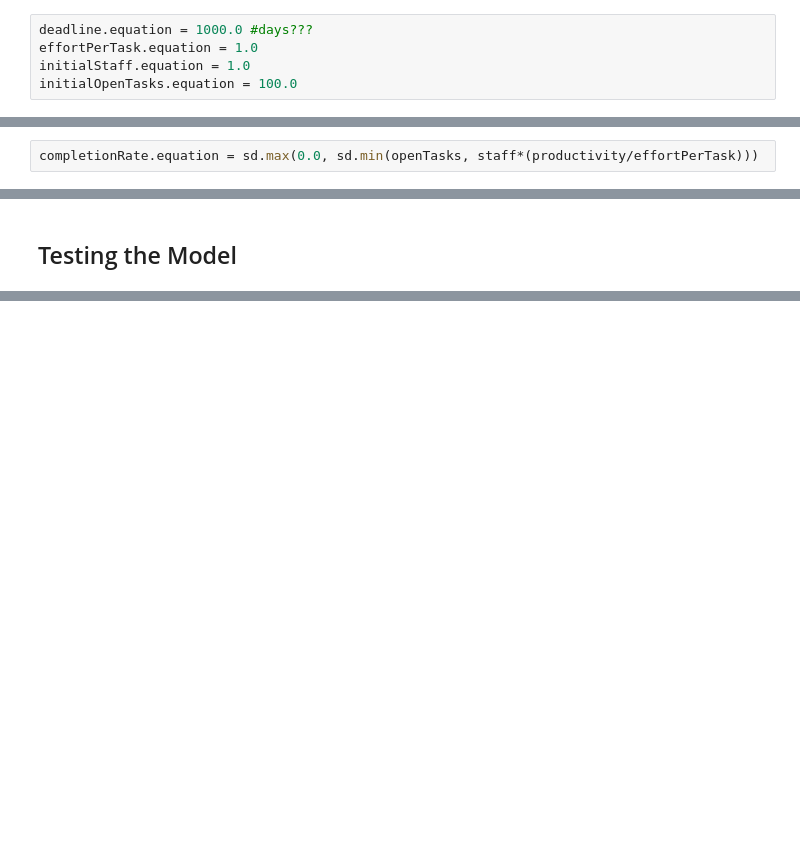
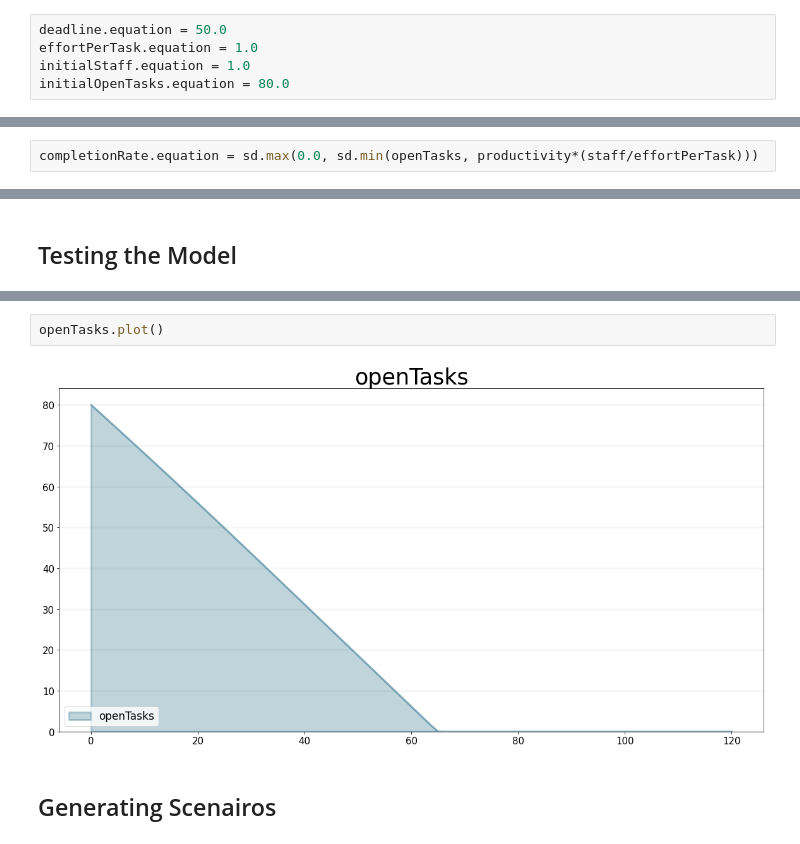
Before and after one commit to sammydowds/self_study, a Jupyter notebook: jupyter_notebooks/System Dynamics & Project Management.ipynb, the cells around one changed output, grey strips where cells are left out. Saved outputs shown, nothing was run; the diff lists cells and outputs as text; blank space fills up the shorter version.

```diff
--- a/jupyter_notebooks/System Dynamics & Project Management.ipynb
+++ b/jupyter_notebooks/System Dynamics & Project Management.ipynb
@@ -39,10 +39,10 @@ effortPerTask = model.constant("effortPerTask")
 initialStaff = model.constant("initialStaff")
 initialOpenTasks = model.constant("initialOpenTasks")
 # %%
-deadline.equation = 1000.0 #days???
+deadline.equation = 50.0
 effortPerTask.equation = 1.0
 initialStaff.equation = 1.0
-initialOpenTasks.equation = 100.0
+initialOpenTasks.equation = 80.0
 # %% [markdown]
 ## Stock Initial Values
 # %%
@@ -86,7 +86,7 @@ Completion Rate  = p * \frac{s} {e}
 # %% [markdown]
 Notes: As the staff grows, so does the completion rate. As the productivity increases so does the completion rate. As the effort per task grows, the completrion rate shrinks. ***sd.min() used to constrain the completion rate to never be larger than the number of open tasks.***
 # %%
-completionRate.equation = sd.max(0.0, sd.min(openTasks, staff*(productivity/effortPerTask)))
+completionRate.equation = sd.max(0.0, sd.min(openTasks, productivity*(staff/effortPerTask)))
 # %% [markdown]
 ### Equations for our ***Converters***
 # %%
@@ -131,0 +131,6 @@ closedTasks(120)
+# %%
+openTasks.plot()
+# %% [output]
+[figure, added]
+# %% [markdown]
+## Generating Scenairos
```
Also changed, not shown: parts of 50 cells of this notebook.
